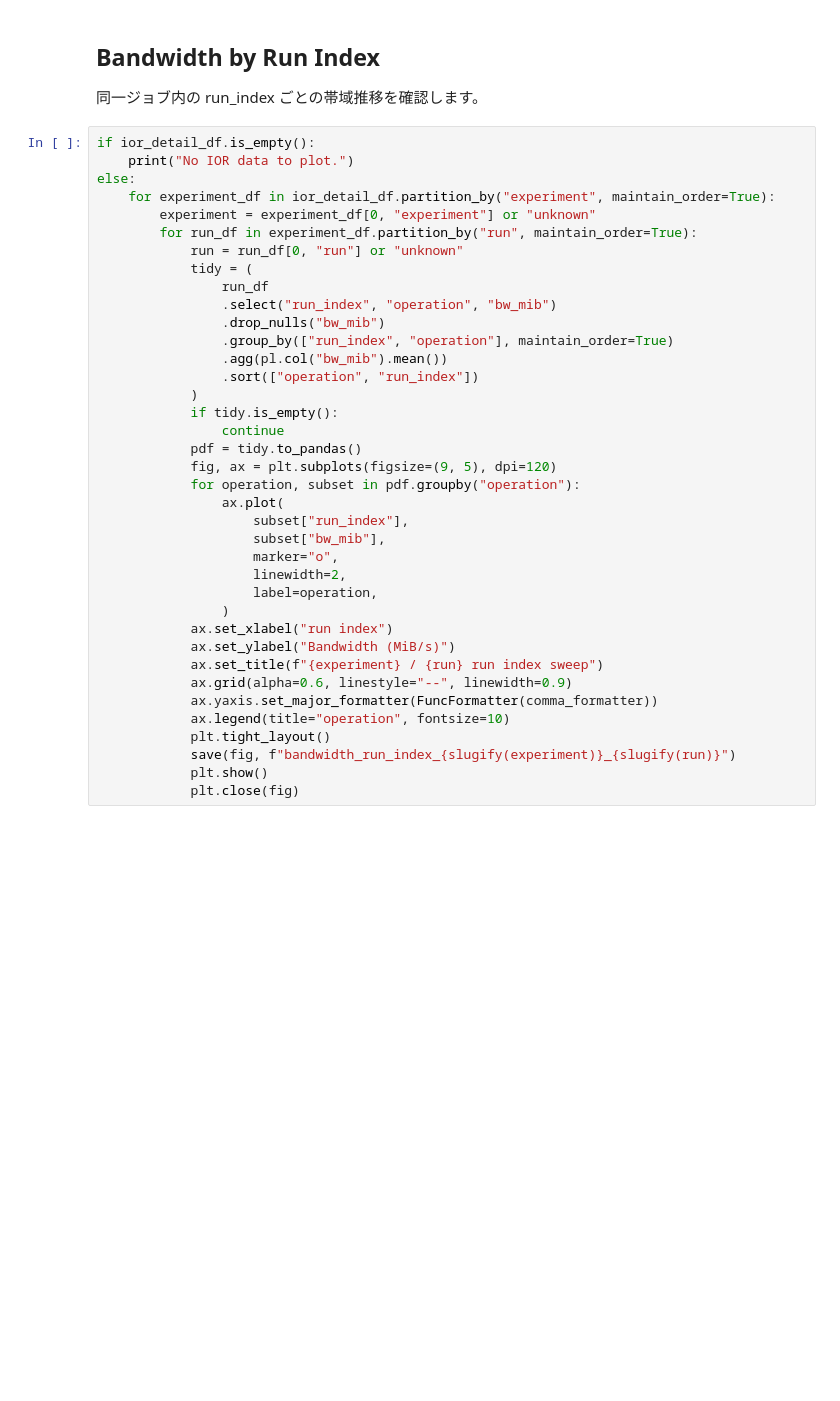
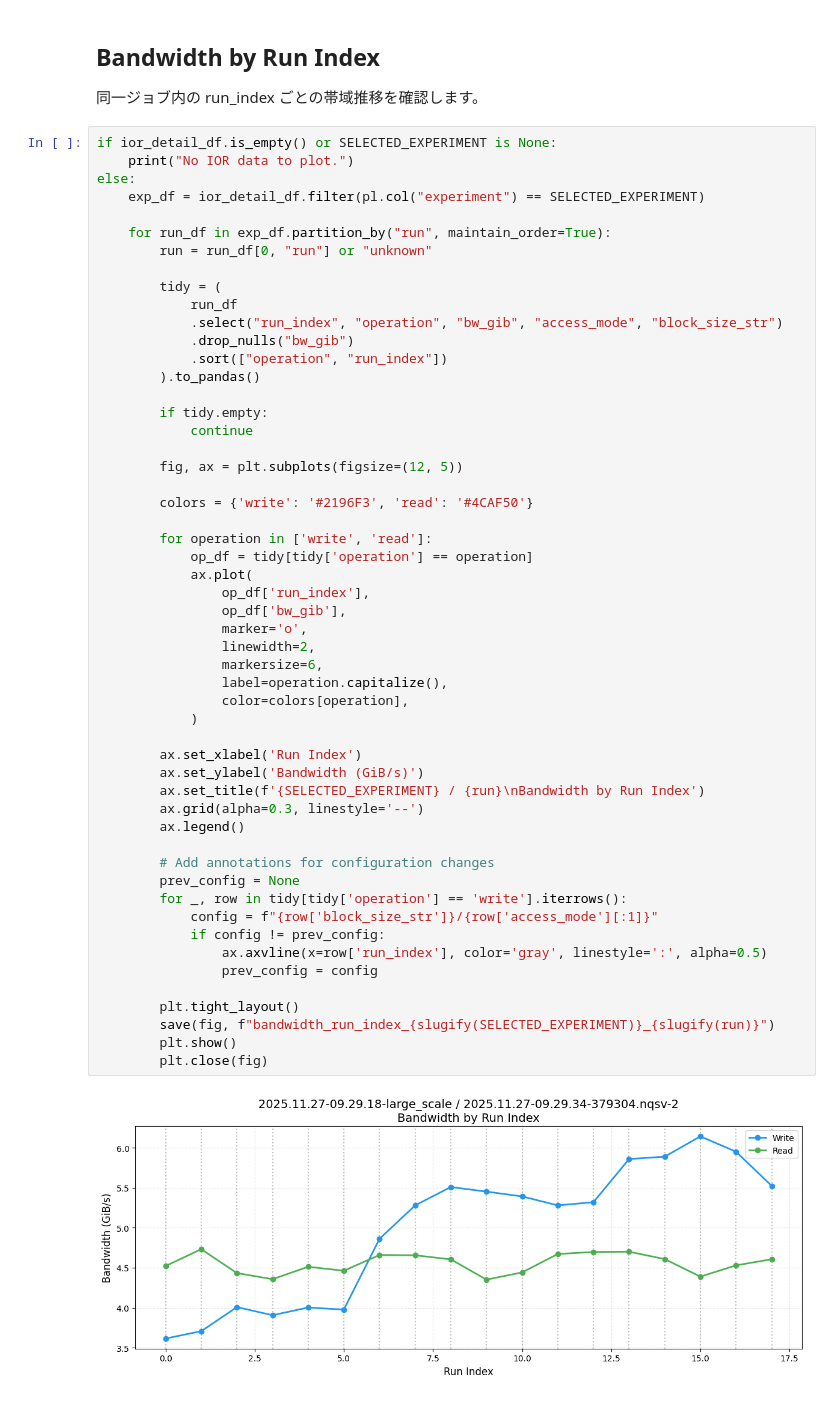
Before and after one commit to maetin0324/benchfs, a Jupyter notebook: plot/benchfsd_plot.ipynb, the cells around one changed output. Drawn from its saved outputs; the diff is of its cells as text; blank space fills up the shorter version.

Commit message:
Refactor code structure for improved readability and maintainability

```diff
--- a/plot/benchfsd_plot.ipynb
+++ b/plot/benchfsd_plot.ipynb
@@ -356,40 +587,57 @@ else:
 
 同一ジョブ内の run_index ごとの帯域推移を確認します。
 # %%
-if ior_detail_df.is_empty():
+if ior_detail_df.is_empty() or SELECTED_EXPERIMENT is None:
     print("No IOR data to plot.")
 else:
-    for experiment_df in ior_detail_df.partition_by("experiment", maintain_order=True):
-        experiment = experiment_df[0, "experiment"] or "unknown"
-        for run_df in experiment_df.partition_by("run", maintain_order=True):
-            run = run_df[0, "run"] or "unknown"
-            tidy = (
-                run_df
-                .select("run_index", "operation", "bw_mib")
-                .drop_nulls("bw_mib")
-                .group_by(["run_index", "operation"], maintain_order=True)
-                .agg(pl.col("bw_mib").mean())
-                .sort(["operation", "run_index"])
+    exp_df = ior_detail_df.filter(pl.col("experiment") == SELECTED_EXPERIMENT)
+
+    for run_df in exp_df.partition_by("run", maintain_order=True):
+        run = run_df[0, "run"] or "unknown"
+
+        tidy = (
+            run_df
+            .select("run_index", "operation", "bw_gib", "access_mode", "block_size_str")
+            .drop_nulls("bw_gib")
+            .sort(["operation", "run_index"])
+        ).to_pandas()
+
+        if tidy.empty:
+            continue
+
+        fig, ax = plt.subplots(figsize=(12, 5))
+
+        colors = {'write': '#2196F3', 'read': '#4CAF50'}
+
+        for operation in ['write', 'read']:
+            op_df = tidy[tidy['operation'] == operation]
+            ax.plot(
+                op_df['run_index'],
+                op_df['bw_gib'],
+                marker='o',
+                linewidth=2,
+                markersize=6,
+                label=operation.capitalize(),
+                color=colors[operation],
             )
-            if tidy.is_empty():
-                continue
-            pdf = tidy.to_pandas()
-            fig, ax = plt.subplots(figsize=(9, 5), dpi=120)
-            for operation, subset in pdf.groupby("operation"):
-                ax.plot(
-                    subset["run_index"],
-                    subset["bw_mib"],
-                    marker="o",
-                    linewidth=2,
-                    label=operation,
-                )
-            ax.set_xlabel("run index")
-            ax.set_ylabel("Bandwidth (MiB/s)")
-            ax.set_title(f"{experiment} / {run} run index sweep")
-            ax.grid(alpha=0.6, linestyle="--", linewidth=0.9)
-            ax.yaxis.set_major_formatter(FuncFormatter(comma_formatter))
-            ax.legend(title="operation", fontsize=10)
-            plt.tight_layout()
-            save(fig, f"bandwidth_run_index_{slugify(experiment)}_{slugify(run)}")
-            plt.show()
-            plt.close(fig)
+
+        ax.set_xlabel('Run Index')
+        ax.set_ylabel('Bandwidth (GiB/s)')
+        ax.set_title(f'{SELECTED_EXPERIMENT} / {run}\nBandwidth by Run Index')
+        ax.grid(alpha=0.3, linestyle='--')
+        ax.legend()
+
+        # Add annotations for configuration changes
+        prev_config = None
+        for _, row in tidy[tidy['operation'] == 'write'].iterrows():
+            config = f"{row['block_size_str']}/{row['access_mode'][:1]}"
+            if config != prev_config:
+                ax.axvline(x=row['run_index'], color='gray', linestyle=':', alpha=0.5)
+                prev_config = config
+
+        plt.tight_layout()
+        save(fig, f"bandwidth_run_index_{slugify(SELECTED_EXPERIMENT)}_{slugify(run)}")
+        plt.show()
+        plt.close(fig)
+# %% [output]
+[figure, added]
```
Also changed, not shown: parts of 22 cells of this notebook, 33 other files.
